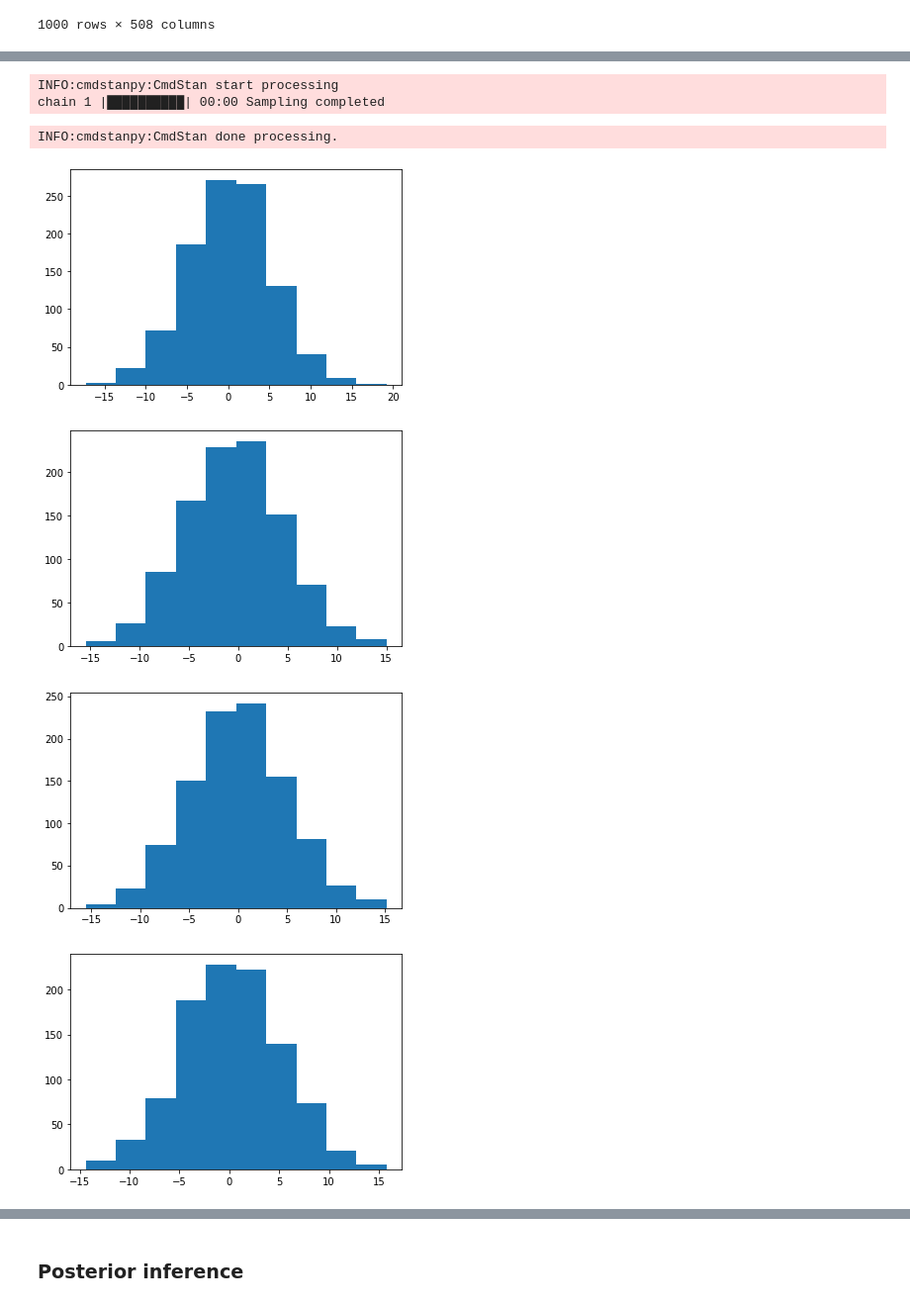
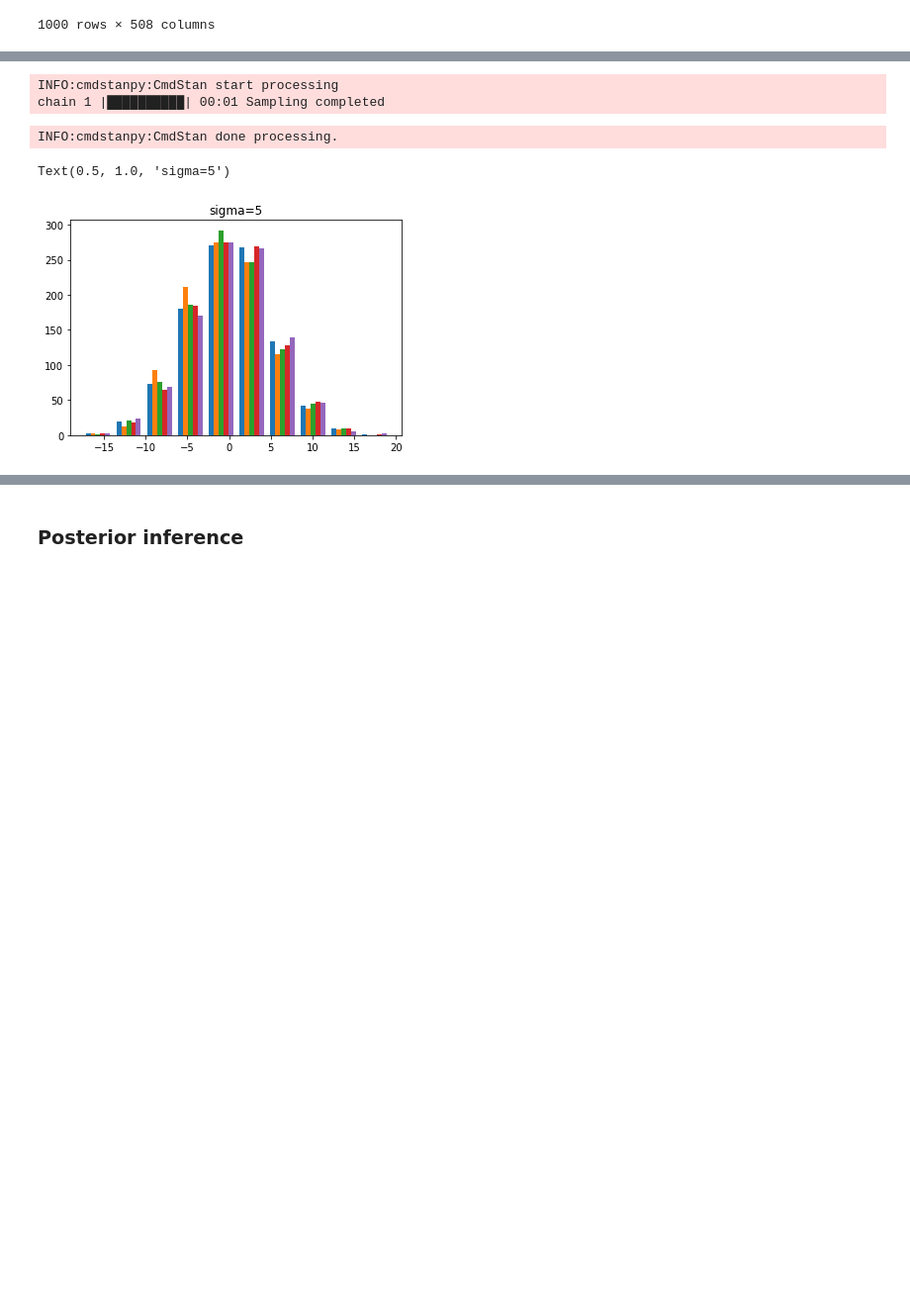
Before and after one commit to majedsuliman/Data-analysis, a Jupyter notebook: Lab5/lab5.ipynb, the cells around one changed output, grey strips where cells are left out. Shown: that part at 99% size. Saved outputs shown, nothing was run; the diff lists cells and outputs as text; code cells hidden in the pictures; blank space fills up the shorter version.

```diff
--- a/Lab5/lab5.ipynb
+++ b/Lab5/lab5.ipynb
@@ -87,26 +84,23 @@ for i in range(beta.shape[1]):
 # %%
 
 R=1000
 data_ppc= dict(N = data.shape[0],
                 M = 5,
                 X = data.iloc[:,0:5].values,
                 sigma=5)
 sim_ppc1=model_ppc1.sample(data=data_ppc,
                         iter_sampling=R, iter_warmup=0,
                         chains=1,
                         refresh=R,
                         fixed_param=True,
                         seed=29042020)
 
 beta = sim_ppc1.stan_variable('beta')
-for i in range(beta.shape[1]):
-    plt.hist(beta[:,i])
-    plt.show()
+plt.hist(beta)
+plt.title('sigma=5')
 # %% [output]
 INFO:cmdstanpy:CmdStan start processing
-chain 1 |██████████| 00:00 Sampling completed
+chain 1 |██████████| 00:01 Sampling completed
 INFO:cmdstanpy:CmdStan done processing.
+Text(0.5, 1.0, 'sigma=5')
-[figure, old version]
+[figure, new version]
-[figure, removed]
-[figure, removed]
-[figure, removed]
```
Also changed, not shown: parts of 21 cells of this notebook, 7 other files.
